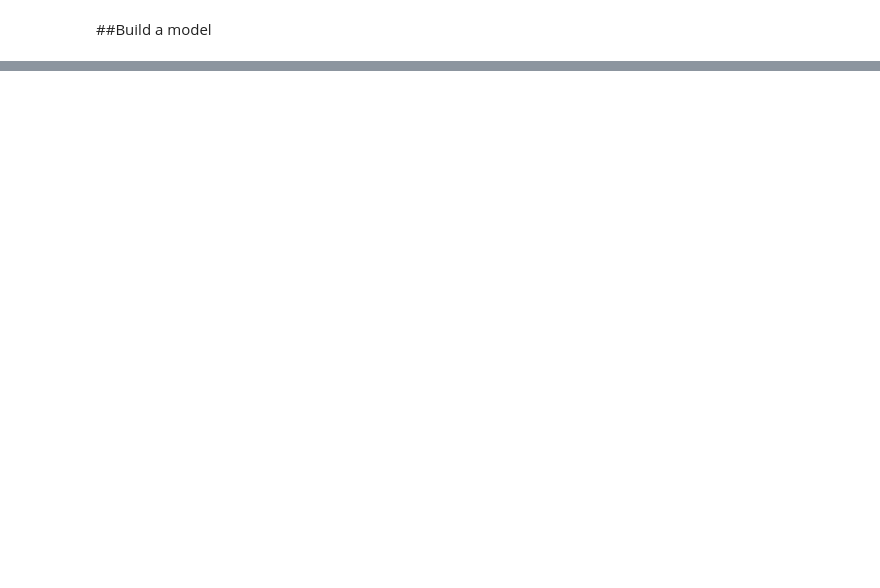
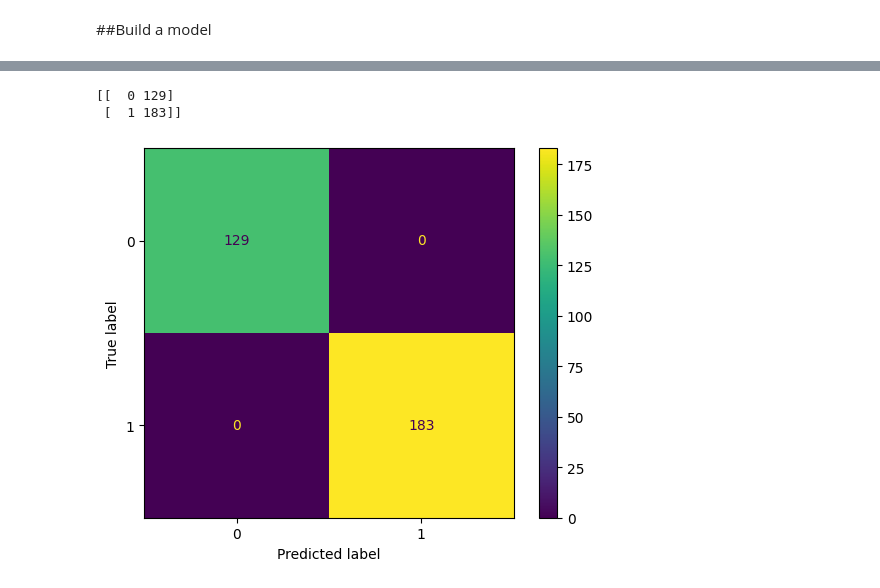
Before and after one commit to Missmeva/ND_recognition, a Jupyter notebook: app/c3d_file_preprocessing.ipynb, the cells around one changed output, grey strips where cells are left out. Saved outputs shown, nothing was run; the diff lists cells and outputs as text; code cells hidden in the pictures; blank space fills up the shorter version.

Commit message:
testing updated with metrics

```diff
--- a/app/c3d_file_preprocessing.ipynb
+++ b/app/c3d_file_preprocessing.ipynb
@@ -482,0 +513,29 @@ plt.show()
+# %%
+X_test_ = []
+y_test_ = []
+
+from numpy.lib.stride_tricks import sliding_window_view
+
+for sample_idx, point_cloud in enumerate(test_points):
+  print("\nCurrent: ", sample_idx, point_cloud.shape)
+
+  N = point_cloud.shape[0]
+  max_window = N-WINDOW_SIZE+1
+  window_x = [point_cloud[i:i+WINDOW_SIZE] for i in range(max_window)]
+  window_x = np.array(window_x)[::PADDING]
+
+  y_test_.append(np.full((window_x.shape[0]), test_labels[sample_idx]))
+  print(window_x.shape)
+  X_test_.append(window_x)
+
+y_test = np.concatenate(y_test_)
+y_test = np.expand_dims(y_test, axis=1)
+X_test = np.concatenate(X_test_)
+print("\n", X_test.shape)
+print(y_test.shape)
+
+TEST_SAMPLES = X_test.shape[0]
+
+shuffled_test_indices = np.random.choice(TEST_SAMPLES, TEST_SAMPLES, replace=False) # (range, size, replace*)
+X_test = X_test[shuffled_test_indices]
+y_test = y_test[shuffled_test_indices]
@@ -482,0 +557,2 @@ plt.show()
+# %%
+y_pred = model.predict(X_test, batch_size=32, verbose=1)
@@ -482,0 +578,13 @@ plt.show()
+# %%
+unique, counts = np.unique(y_test, return_counts=True)
+print(np.asarray((unique, counts)).T)
+# %% [output]
+[[  0 129]
+ [  1 183]]
+# %%
+from sklearn.metrics import ConfusionMatrixDisplay
+
+cm = confusion_matrix(y_test, np.argmax(y_pred, axis = 1))
+cm_display = ConfusionMatrixDisplay(cm).plot()
+# %% [output]
+[figure, added]
```
Also changed, not shown: parts of 21 cells of this notebook, 1 other file.
